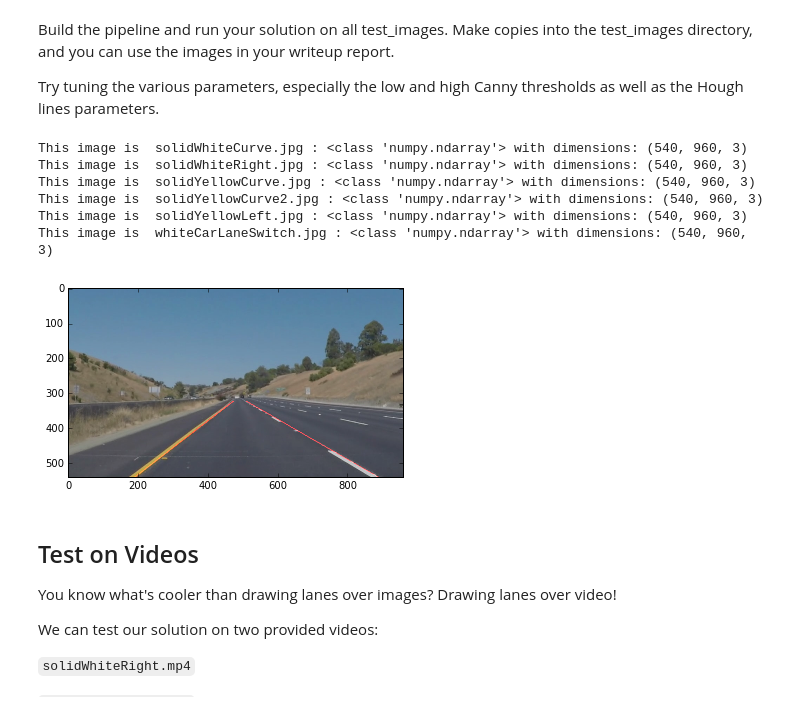
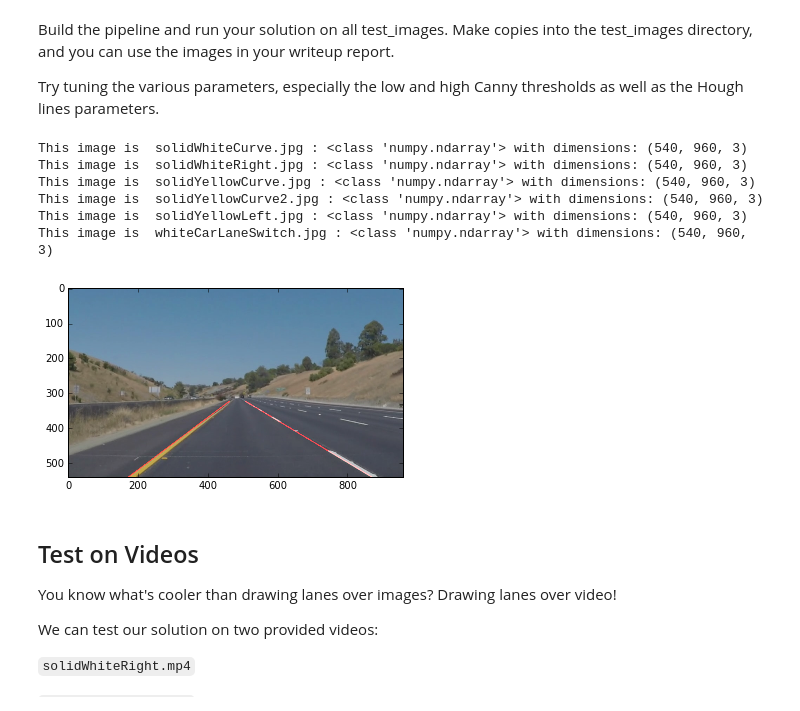
Before and after one commit to romth777/CarND-LaneLines-P1, a Jupyter notebook: P1.ipynb, the cells around one changed output. Cells and saved outputs as stored; diff of their text form; code cells hidden in the pictures.

Commit message:
Add transforming to HLS color space

```diff
--- a/P1.ipynb
+++ b/P1.ipynb
@@ -90,6 +90,22 @@ def grayscale(img):
     return cv2.cvtColor(img, cv2.COLOR_RGB2GRAY)
     # Or use BGR2GRAY if you read an image with cv2.imread()
     # return cv2.cvtColor(img, cv2.COLOR_BGR2GRAY)
+
+def hls(img):
+    """Applies the HLS Color space transform
+    This will return an HLS Color space image
+    but NOTE: to see the returned image as HLS color space"""
+    hlsImage = cv2.cvtColor(img, cv2.COLOR_RGB2HLS)
+    sImage = pickS(hlsImage)
+    return sImage
+
+def pickS(img):
+    """This will return an image with only S channel from HLS image"""
+    sImg = np.ndarray(shape=(img.shape[0], img.shape[1]), dtype=np.uint8)
+    for (irow, row) in enumerate(img):
+        for (icell, cell) in enumerate(row):
+            sImg[irow][icell] = cell[1]
+    return sImg
 
 def canny(img, low_threshold, high_threshold):
     """Applies the Canny transform"""
@@ -193,15 +209,15 @@ def hough_lines_averaged(img, rho, theta, threshold, min_line_len, max_line_gap)
     b_ave = [0.0, 0.0]
 
     for i in range(2):
-        m_ave[i] = m[i]/num[i]
-        b_ave[i] = b[i]/num[i]
-        if m[i] == 0.0 or math.isnan(m[i]):
+        if m[i] == 0.0 or math.isnan(m[i]) or m[i] == float("inf") or m[i] == float("-inf"):
             m_ave[i] = m_bef[i]
         else:
+            m_ave[i] = m[i]/num[i]
             m_bef[i] = m_ave[i]
-        if b[i] == 0.0 or math.isnan(b[i]):
+        if b[i] == 0.0 or math.isnan(b[i]) or b[i] == float("inf") or b[i] == float("-inf"):
             b_ave[i] = b_bef[i]
         else:
+            b_ave[i] = b[i]/num[i]
             b_bef[i] = b_ave[i]
 
     # Calculate the points of drawing line, drawing point of axis y is set from minimum y data of each lane to image shape.
@@ -266,6 +282,7 @@ def hough_lines_median(img, rho, theta, threshold, min_line_len, max_line_gap):
         m0_med = m_bef[0]
     else:
         m_bef[0] = m0_med
+
     if b0_med == 0.0 or math.isnan(b0_med):
         b0_med = b_bef[0]
     else:
@@ -277,6 +294,7 @@ def hough_lines_median(img, rho, theta, threshold, min_line_len, max_line_gap):
         m1_med = m_bef[1]
     else:
         m_bef[1] = m1_med
+
     if b1_med == 0.0 or math.isnan(b1_med):
         b1_med = b_bef[1]
     else:
@@ -298,10 +316,12 @@ def hough_lines_median(img, rho, theta, threshold, min_line_len, max_line_gap):
         if y[3] < y0_min1:
             y0_min1 = y[3]
 
+
     y0 = [y0_min0, y0_min1]
     y1 = img.shape[0]
     x0 = [(y0[0] - b0_med)/m0_med, (y0[1] - b1_med)/m1_med]
     x1 = [(y1 - b0_med)/m0_med, (y1 - b1_med)/m1_med]
+
 
     median_line = np.array([[[int(x0[0]), y0[0], int(x1[0]), y1], [int(x0[1]), y0[1], int(x1[1]), y1]]])
     line_img = np.zeros((img.shape[0], img.shape[1], 3), dtype=np.uint8)
@@ -356,7 +376,9 @@ Try tuning the various parameters, especially the low and high Canny thresholds
 
 def process_lane_finding(image):
     # Grayscale the image
-    gray = grayscale(image)
+#    gray = grayscale(image)
+    gray = hls(image)
+#    plt.imshow(gray, cmap="gray")
 
     # Define a kernel size and apply Gaussian smoothing
     kernel_size = 5
@@ -403,34 +425,34 @@ def process_lane_finding(image):
 #    return masked_edges
 
 ### here is the main code below
 # set image tag for overlayed image
 imageFileTag = "edged_"
 
 # iterate for all images
 for imageName in os.listdir("test_images/"):
 
     # if there is eged image, then skip it.
     if imageName.find(imageFileTag) != -1:
         continue
 
     #reading in an image
     image = mpimg.imread("test_images/" + imageName)
 
     #processing lane finding pipeline
     lines_edges = process_lane_finding(image)
 
     #printing out some stats and plotting
     print('This image is ', imageName, ':', type(lines_edges), 'with dimensions:', image.shape)
     plt.imshow(lines_edges)  # if you wanted to show a single color channel image called 'gray', for example, call as plt.imshow(gray, cmap='gray')
     cv2.imwrite("test_images/" + imageFileTag + imageName, lines_edges)
 # %% [output]
 This image is  solidWhiteCurve.jpg : <class 'numpy.ndarray'> with dimensions: (540, 960, 3)
 This image is  solidWhiteRight.jpg : <class 'numpy.ndarray'> with dimensions: (540, 960, 3)
 This image is  solidYellowCurve.jpg : <class 'numpy.ndarray'> with dimensions: (540, 960, 3)
 This image is  solidYellowCurve2.jpg : <class 'numpy.ndarray'> with dimensions: (540, 960, 3)
 This image is  solidYellowLeft.jpg : <class 'numpy.ndarray'> with dimensions: (540, 960, 3)
 This image is  whiteCarLaneSwitch.jpg : <class 'numpy.ndarray'> with dimensions: (540, 960, 3)
-[figure, old version]
+[figure, new version]
 # %% [markdown]
 ## Test on Videos
 
```
Also changed, not shown: parts of 3 cells of this notebook.
